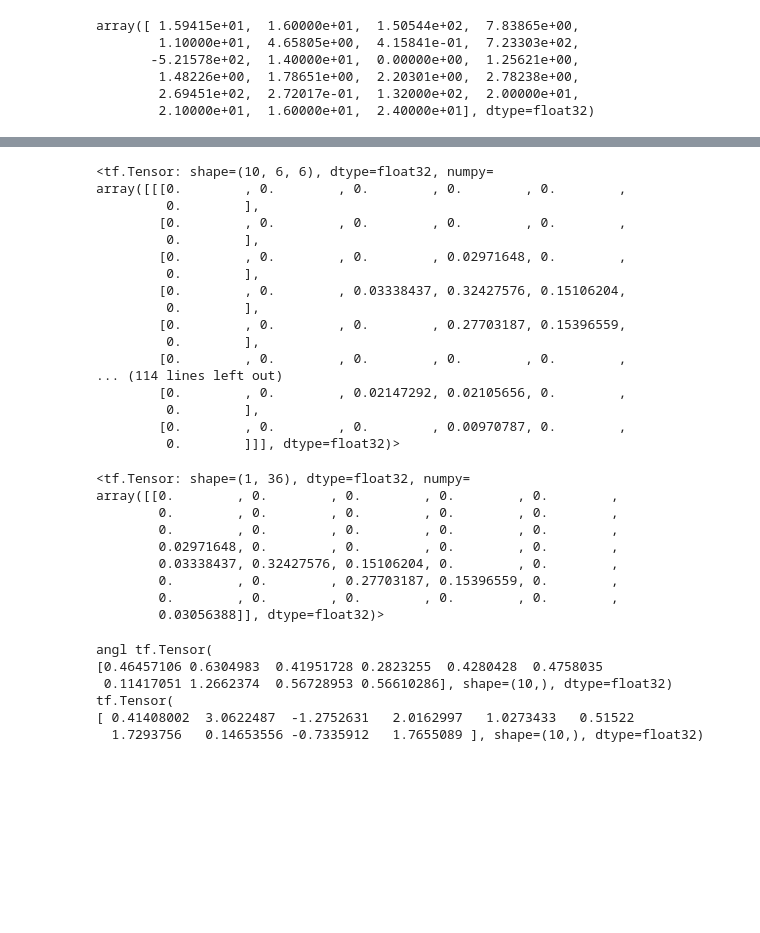
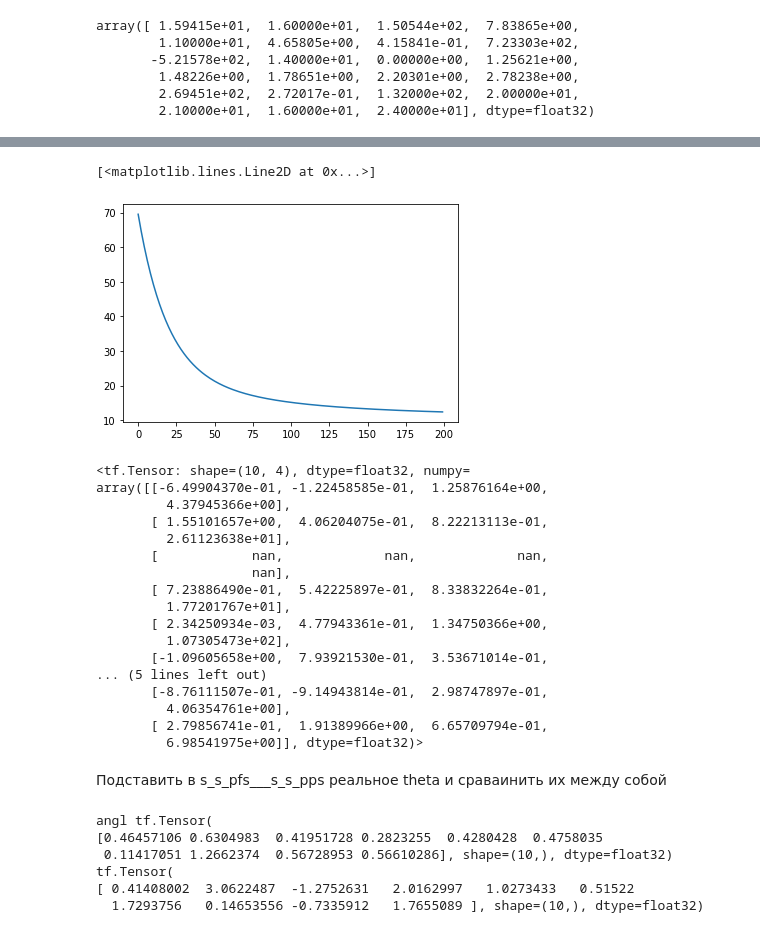
Before and after one commit to fitagdinov/Telescope_Array, a Jupyter notebook: Parameters_all/main_parameters.ipynb, the cells around one changed output, grey strips where cells are left out. Saved outputs shown, nothing was run; the diff lists cells and outputs as text; code cells hidden in the pictures; blank space fills up the shorter version.

```diff
--- a/Parameters_all/main_parameters.ipynb
+++ b/Parameters_all/main_parameters.ipynb
@@ -447,37 +436,30 @@ array([[0.        , 0.        , 0.        , 0.        , 0.        ,
-# %%
-weight_fun(data[:10])
-# %% [output]
-<tf.Tensor: shape=(10, 6, 6), dtype=float32, numpy=
-array([[[0.        , 0.        , 0.        , 0.        , 0.        ,
-         0.        ],
-        [0.        , 0.        , 0.        , 0.        , 0.        ,
-         0.        ],
-        [0.        , 0.        , 0.        , 0.02971648, 0.        ,
-         0.        ],
-        [0.        , 0.        , 0.03338437, 0.32427576, 0.15106204,
-         0.        ],
-        [0.        , 0.        , 0.        , 0.27703187, 0.15396559,
-         0.        ],
-        [0.        , 0.        , 0.        , 0.        , 0.        ,
-... (114 lines left out)
-        [0.        , 0.        , 0.02147292, 0.02105656, 0.        ,
-         0.        ],
-        [0.        , 0.        , 0.        , 0.00970787, 0.        ,
-         0.        ]]], dtype=float32)>
-# %%
-weight=weight_fun(data[:1])
-weight=tf.reshape(weight,(len(data[:1]),-1))
-weight
-# %% [output]
-<tf.Tensor: shape=(1, 36), dtype=float32, numpy=
-array([[0.        , 0.        , 0.        , 0.        , 0.        ,
-        0.        , 0.        , 0.        , 0.        , 0.        ,
-        0.        , 0.        , 0.        , 0.        , 0.        ,
-        0.02971648, 0.        , 0.        , 0.        , 0.        ,
-        0.03338437, 0.32427576, 0.15106204, 0.        , 0.        ,
-        0.        , 0.        , 0.27703187, 0.15396559, 0.        ,
-        0.        , 0.        , 0.        , 0.        , 0.        ,
-        0.03056388]], dtype=float32)>
+# %%
+plt.plot(chi2T_list[:,0])
+# %% [output]
+[<matplotlib.lines.Line2D at 0x...>]
+[figure, added]
+# %%
+params
+# %% [output]
+<tf.Tensor: shape=(10, 4), dtype=float32, numpy=
+array([[-6.49904370e-01, -1.22458585e-01,  1.25876164e+00,
+         4.37945366e+00],
+       [ 1.55101657e+00,  4.06204075e-01,  8.22213113e-01,
+         2.61123638e+01],
+       [            nan,             nan,             nan,
+                    nan],
+       [ 7.23886490e-01,  5.42225897e-01,  8.33832264e-01,
+         1.77201767e+01],
+       [ 2.34250934e-03,  4.77943361e-01,  1.34750366e+00,
+         1.07305473e+02],
+       [-1.09605658e+00,  7.93921530e-01,  3.53671014e-01,
+... (5 lines left out)
+       [-8.76111507e-01, -9.14943814e-01,  2.98747897e-01,
+         4.06354761e+00],
+       [ 2.79856741e-01,  1.91389966e+00,  6.65709794e-01,
+         6.98541975e+00]], dtype=float32)>
+# %% [markdown]
+Подставить в s_s_pfs___s_s_pps реальное theta и сраваинить их между собой
 # %%
 tf_type=tf.float32
 # data=data.astype(np.float32)
```
Also changed, not shown: parts of 6 cells of this notebook, 2 other files.
